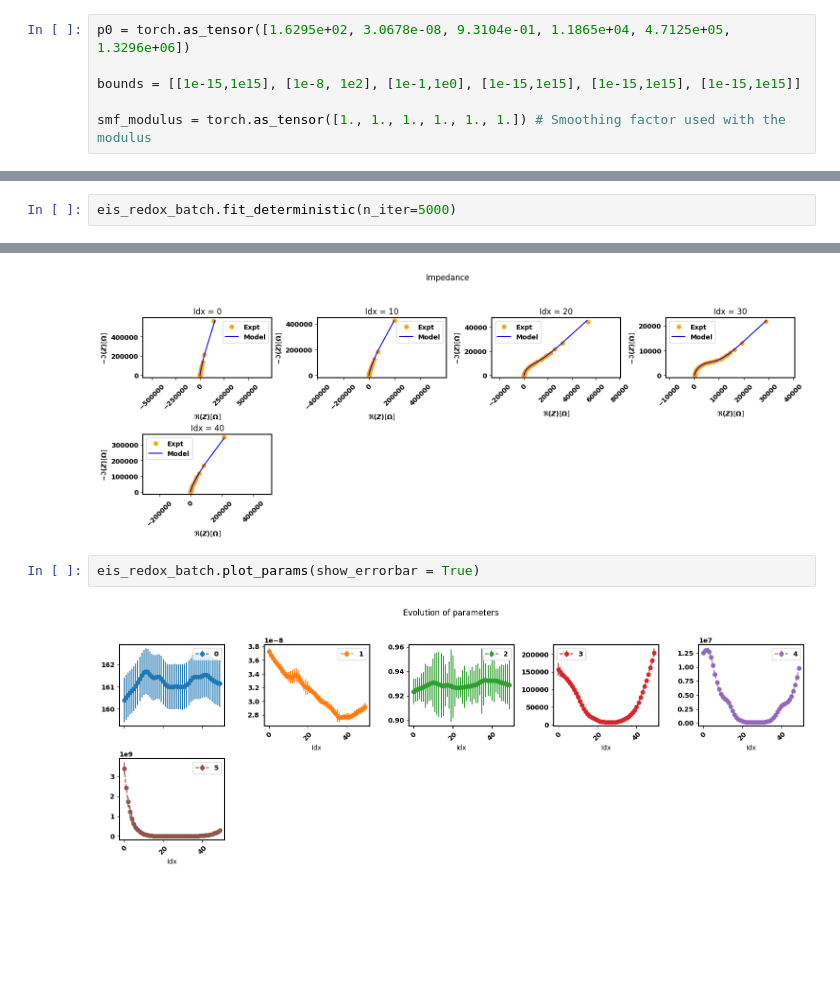
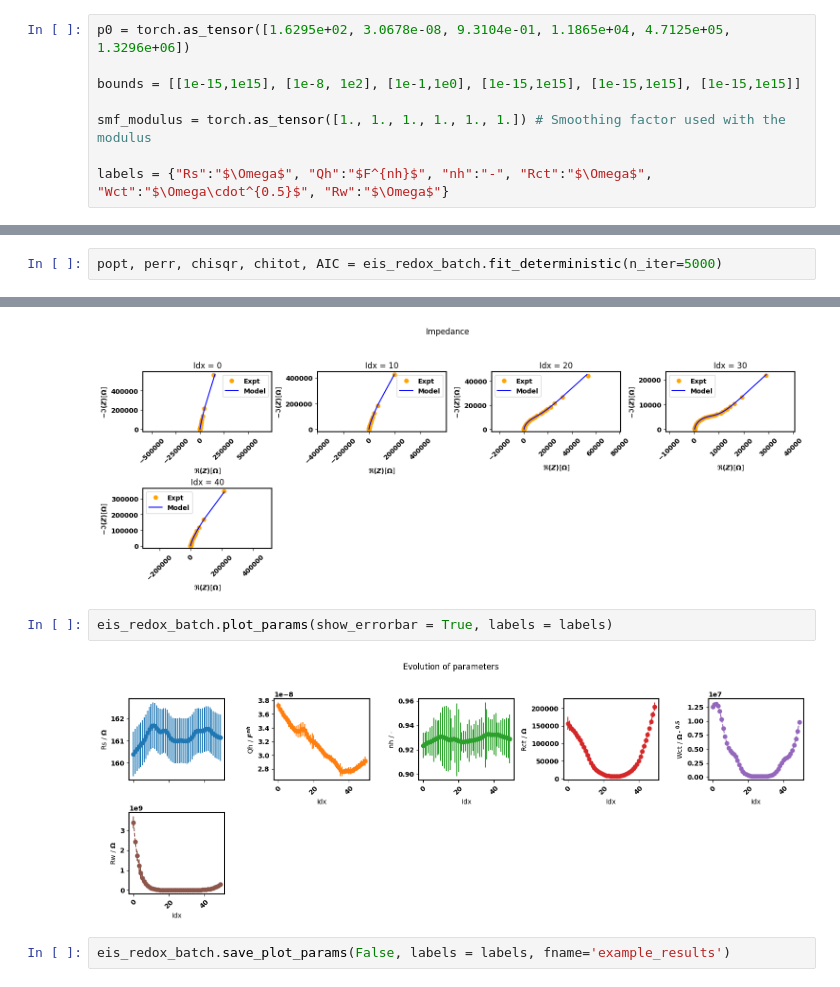
Before and after one commit to richinex/pymultieis, a Jupyter notebook: docs/source/examples/batch-fit-vs-sequential-fit.ipynb, the cells around one changed output, grey strips where cells are left out. Cells and saved outputs as stored; diff of their text form; blank space fills up the shorter version.

```diff
--- a/docs/source/examples/batch-fit-vs-sequential-fit.ipynb
+++ b/docs/source/examples/batch-fit-vs-sequential-fit.ipynb
@@ -43,6 +43,8 @@ p0 = torch.as_tensor([1.6295e+02, 3.0678e-08, 9.3104e-01, 1.1865e+04, 4.7125e+05
 bounds = [[1e-15,1e15], [1e-8, 1e2], [1e-1,1e0], [1e-15,1e15], [1e-15,1e15], [1e-15,1e15]]
 
 smf_modulus = torch.as_tensor([1., 1., 1., 1., 1., 1.]) # Smoothing factor used with the modulus
+
+labels = {"Rs":"$\Omega$", "Qh":"$F^{nh}$", "nh":"-", "Rct":"$\Omega$", "Wct":"$\Omega\cdot^{0.5}$", "Rw":"$\Omega$"}
 # %%
 eis_redox_sequential = Multieis(p0, F, Y, bounds, smf_modulus, redox, weight= 'modulus', immittance='admittance')
 # %% [markdown]
@@ -103,7 +118,7 @@ eis_redox_sequential.plot_params(show_errorbar = True)
 # %%
 eis_redox_batch = Multieis(p0, F, Y, bounds, smf_modulus, redox, weight= 'modulus', immittance='admittance')
 # %%
-eis_redox_batch.fit_deterministic(n_iter=5000)
+popt, perr, chisqr, chitot, AIC = eis_redox_batch.fit_deterministic(n_iter=5000)
 # %% [output]
 Using p0
 Iteration : 1000, Loss : 4.53305e-05
@@ -134,6 +132,8 @@ eis_redox_batch.plot_nyquist(steps=10)
 [figure]
 [figure]
 # %%
-eis_redox_batch.plot_params(show_errorbar = True)
+eis_redox_batch.plot_params(show_errorbar = True, labels = labels)
 # %% [output]
-[figure, old version]
+[figure, new version]
+# %%
+eis_redox_batch.save_plot_params(False, labels = labels, fname='example_results')
```
Also changed, not shown: parts of 6 cells of this notebook, 12 other files.
